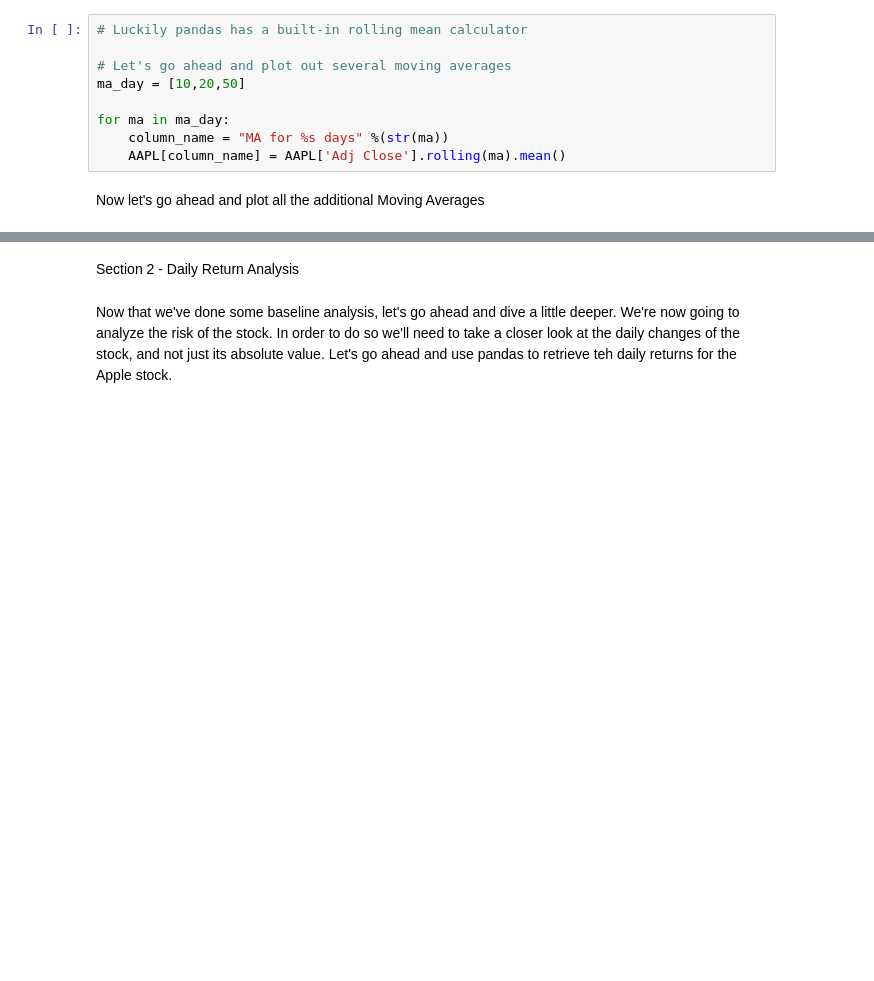
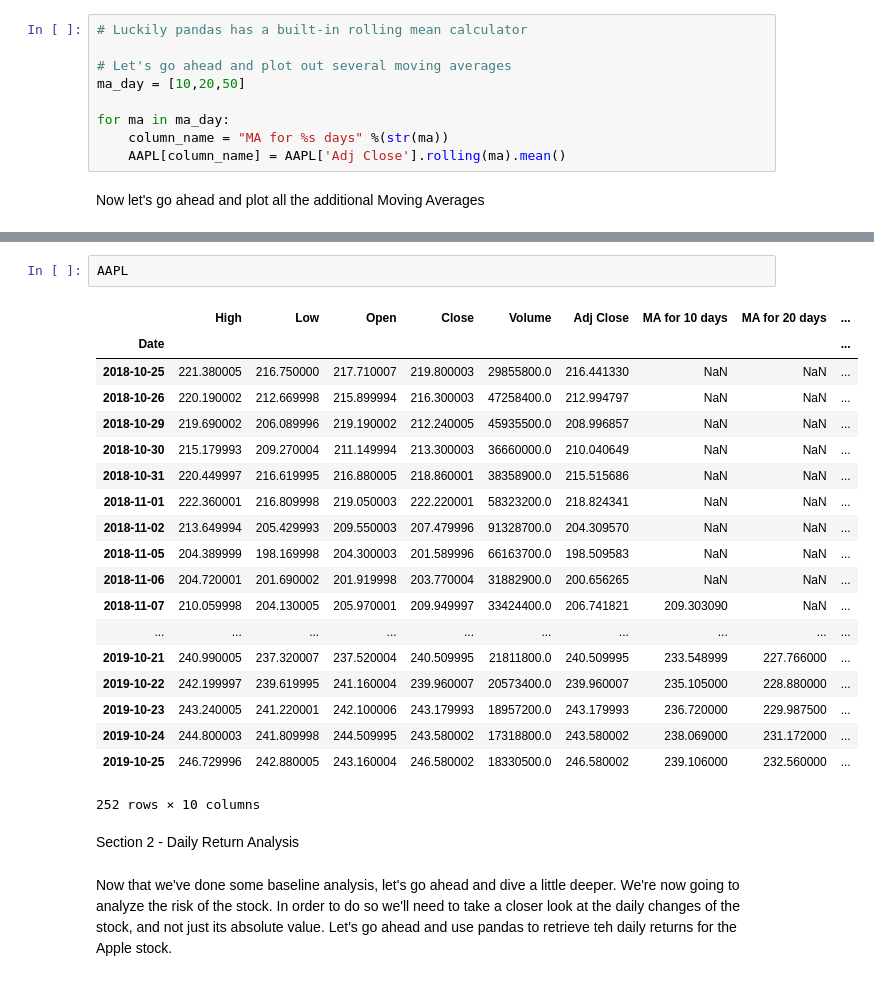
Before and after one commit to sealoyal/LearnPython, a Jupyter notebook: udemy/titanic/stock1.ipynb, the cells around one changed output, grey strips where cells are left out. Saved outputs shown, nothing was run; the diff lists cells and outputs as text; blank space fills up the shorter version.

```diff
--- a/udemy/titanic/stock1.ipynb
+++ b/udemy/titanic/stock1.ipynb
@@ -123,3 +123,25 @@ AAPL[['Adj Close','MA for 10 days','MA for 20 days','MA for 50 days']].plot(subp
+# %%
+AAPL
+# %% [output]
+|  | High | Low | Open | Close | Volume | Adj Close | MA for 10 days | MA for 20 days | ... |
+| Date |  |  |  |  |  |  |  |  | ... |
+| 2018-10-25 | 221.380005 | 216.750000 | 217.710007 | 219.800003 | 29855800.0 | 216.441330 | NaN | NaN | ... |
+| 2018-10-26 | 220.190002 | 212.669998 | 215.899994 | 216.300003 | 47258400.0 | 212.994797 | NaN | NaN | ... |
+| 2018-10-29 | 219.690002 | 206.089996 | 219.190002 | 212.240005 | 45935500.0 | 208.996857 | NaN | NaN | ... |
+| 2018-10-30 | 215.179993 | 209.270004 | 211.149994 | 213.300003 | 36660000.0 | 210.040649 | NaN | NaN | ... |
+| 2018-10-31 | 220.449997 | 216.619995 | 216.880005 | 218.860001 | 38358900.0 | 215.515686 | NaN | NaN | ... |
+| 2018-11-01 | 222.360001 | 216.809998 | 219.050003 | 222.220001 | 58323200.0 | 218.824341 | NaN | NaN | ... |
+| 2018-11-02 | 213.649994 | 205.429993 | 209.550003 | 207.479996 | 91328700.0 | 204.309570 | NaN | NaN | ... |
+| 2018-11-05 | 204.389999 | 198.169998 | 204.300003 | 201.589996 | 66163700.0 | 198.509583 | NaN | NaN | ... |
+| 2018-11-06 | 204.720001 | 201.690002 | 201.919998 | 203.770004 | 31882900.0 | 200.656265 | NaN | NaN | ... |
+| 2018-11-07 | 210.059998 | 204.130005 | 205.970001 | 209.949997 | 33424400.0 | 206.741821 | 209.303090 | NaN | ... |
+| ... | ... | ... | ... | ... | ... | ... | ... | ... | ... |
+| 2019-10-21 | 240.990005 | 237.320007 | 237.520004 | 240.509995 | 21811800.0 | 240.509995 | 233.548999 | 227.766000 | ... |
+| 2019-10-22 | 242.199997 | 239.619995 | 241.160004 | 239.960007 | 20573400.0 | 239.960007 | 235.105000 | 228.880000 | ... |
+| 2019-10-23 | 243.240005 | 241.220001 | 242.100006 | 243.179993 | 18957200.0 | 243.179993 | 236.720000 | 229.987500 | ... |
+| 2019-10-24 | 244.800003 | 241.809998 | 244.509995 | 243.580002 | 17318800.0 | 243.580002 | 238.069000 | 231.172000 | ... |
+| 2019-10-25 | 246.729996 | 242.880005 | 243.160004 | 246.580002 | 18330500.0 | 246.580002 | 239.106000 | 232.560000 | ... |
+252 rows × 10 columns
 # %% [markdown]
 Section 2 - Daily Return Analysis
 # %% [markdown]
```
Also changed, not shown: parts of 6 cells of this notebook.
